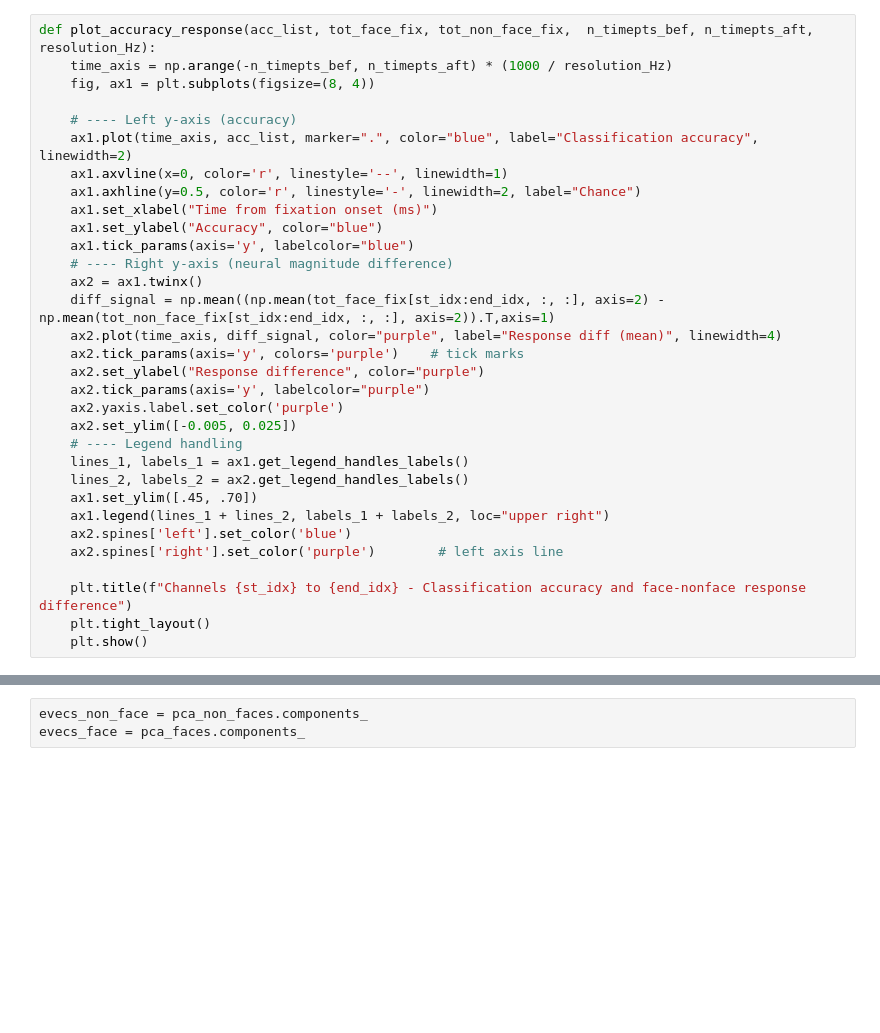
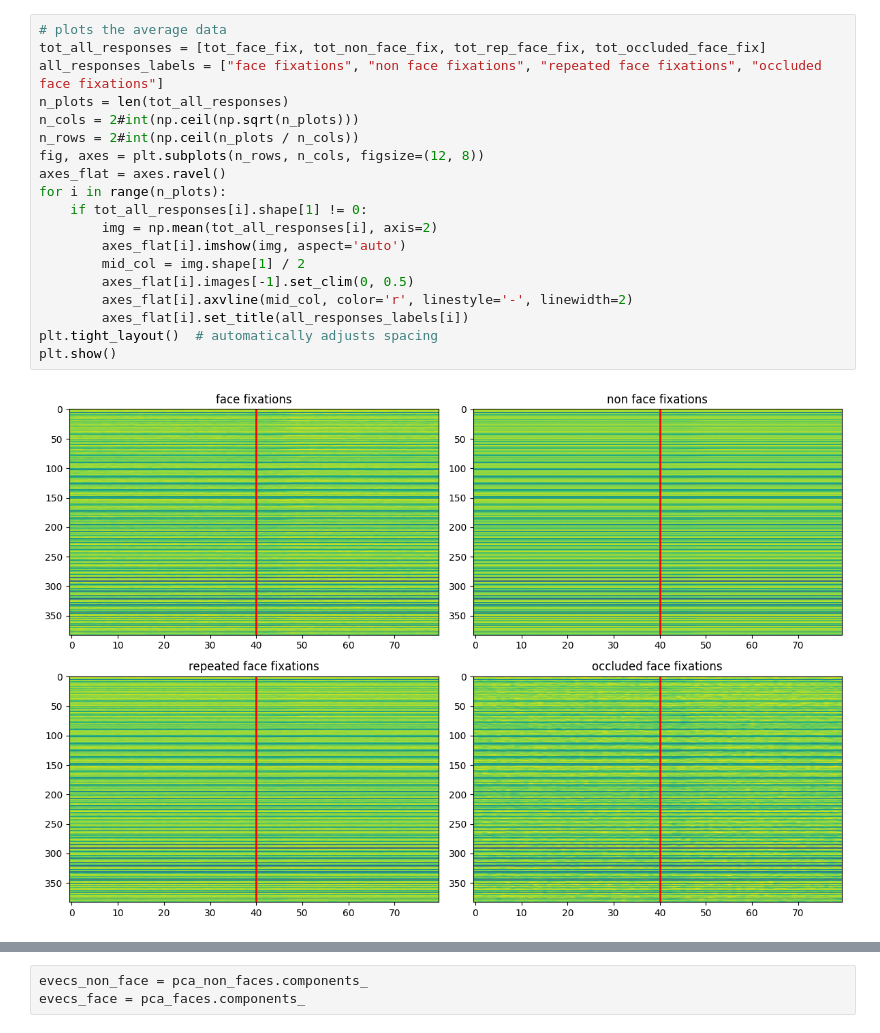
Before and after one commit to TizianoCausin01/temporal_context, a Jupyter notebook: python_scripts/scripts/face_responses_dev.ipynb, the cells around one changed output, grey strips where cells are left out. Drawn from its saved outputs; the diff is of its cells as text; blank space fills up the shorter version.

```diff
--- a/python_scripts/scripts/face_responses_dev.ipynb
+++ b/python_scripts/scripts/face_responses_dev.ipynb
@@ -97,32 +81,21 @@ for i in range(x_timeseries.shape[1]):
-# %%
-def plot_accuracy_response(acc_list, tot_face_fix, tot_non_face_fix,  n_timepts_bef, n_timepts_aft, resolution_Hz):
-    time_axis = np.arange(-n_timepts_bef, n_timepts_aft) * (1000 / resolution_Hz)
-    fig, ax1 = plt.subplots(figsize=(8, 4))
-
-    # ---- Left y-axis (accuracy)
-    ax1.plot(time_axis, acc_list, marker=".", color="blue", label="Classification accuracy", linewidth=2)
-    ax1.axvline(x=0, color='r', linestyle='--', linewidth=1)
-    ax1.axhline(y=0.5, color='r', linestyle='-', linewidth=2, label="Chance")
-    ax1.set_xlabel("Time from fixation onset (ms)")
-    ax1.set_ylabel("Accuracy", color="blue")
-    ax1.tick_params(axis='y', labelcolor="blue")
-    # ---- Right y-axis (neural magnitude difference)
-    ax2 = ax1.twinx()
-    diff_signal = np.mean((np.mean(tot_face_fix[st_idx:end_idx, :, :], axis=2) - np.mean(tot_non_face_fix[st_idx:end_idx, :, :], axis=2)).T,axis=1)
-    ax2.plot(time_axis, diff_signal, color="purple", label="Response diff (mean)", linewidth=4)
-    ax2.tick_params(axis='y', colors='purple')    # tick marks
-    ax2.set_ylabel("Response difference", color="purple")
-    ax2.tick_params(axis='y', labelcolor="purple")
-    ax2.yaxis.label.set_color('purple')
-    ax2.set_ylim([-0.005, 0.025])
-    # ---- Legend handling
-    lines_1, labels_1 = ax1.get_legend_handles_labels()
-    lines_2, labels_2 = ax2.get_legend_handles_labels()
-    ax1.set_ylim([.45, .70])
-    ax1.legend(lines_1 + lines_2, labels_1 + labels_2, loc="upper right")
-    ax2.spines['left'].set_color('blue')
-    ax2.spines['right'].set_color('purple')        # left axis line
-
-    plt.title(f"Channels {st_idx} to {end_idx} - Classification accuracy and face-nonface response difference")
-    plt.tight_layout()
-    plt.show()
+# %%
+# plots the average data
+tot_all_responses = [tot_face_fix, tot_non_face_fix, tot_rep_face_fix, tot_occluded_face_fix]
+all_responses_labels = ["face fixations", "non face fixations", "repeated face fixations", "occluded face fixations"]
+n_plots = len(tot_all_responses)
+n_cols = 2#int(np.ceil(np.sqrt(n_plots)))
+n_rows = 2#int(np.ceil(n_plots / n_cols))
+fig, axes = plt.subplots(n_rows, n_cols, figsize=(12, 8))
+axes_flat = axes.ravel()
+for i in range(n_plots):
+    if tot_all_responses[i].shape[1] != 0:
+        img = np.mean(tot_all_responses[i], axis=2)
+        axes_flat[i].imshow(img, aspect='auto')
+        mid_col = img.shape[1] / 2
+        axes_flat[i].images[-1].set_clim(0, 0.5)
+        axes_flat[i].axvline(mid_col, color='r', linestyle='-', linewidth=2)
+        axes_flat[i].set_title(all_responses_labels[i])
+plt.tight_layout()  # automatically adjusts spacing
+plt.show()
+# %% [output]
+[figure, added]
```
Also changed, not shown: parts of 24 cells of this notebook, 5 other files.
